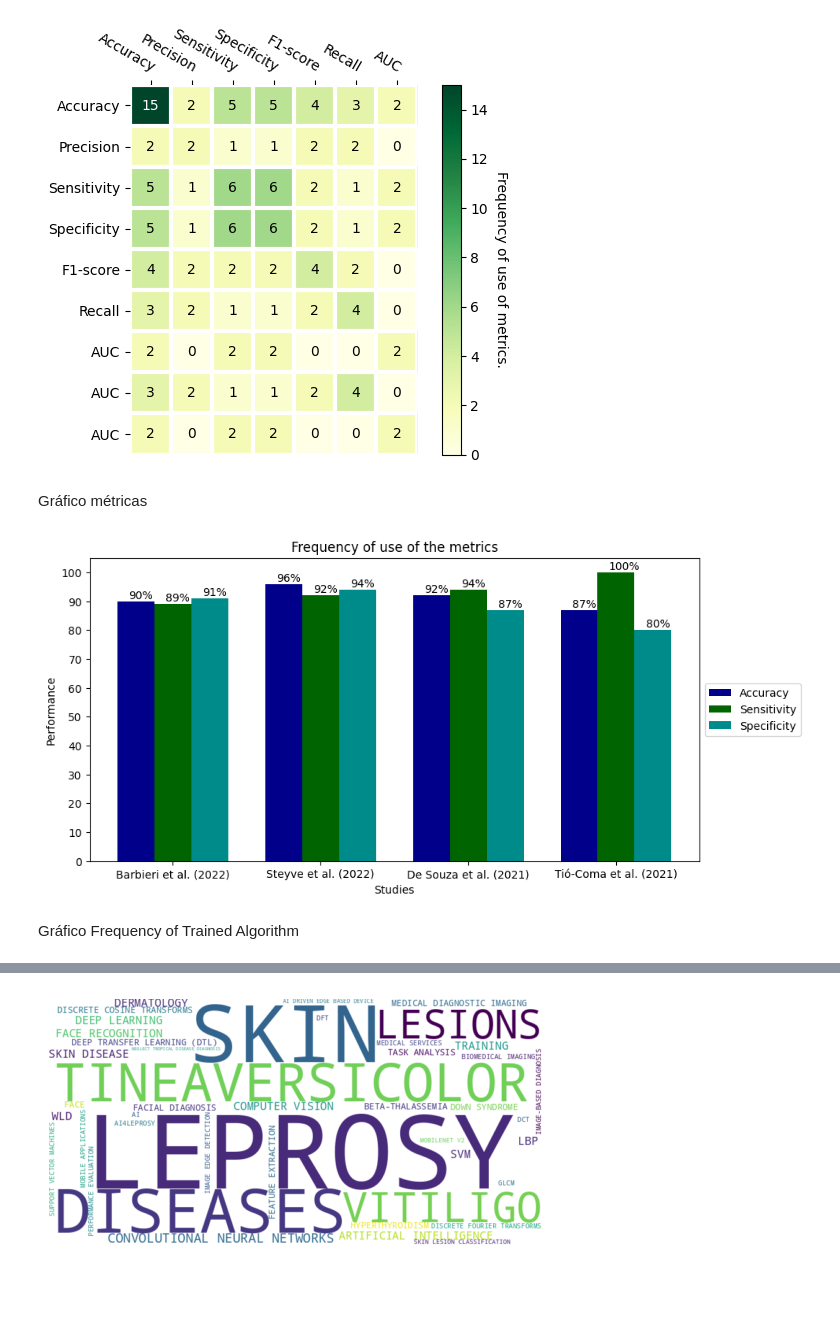
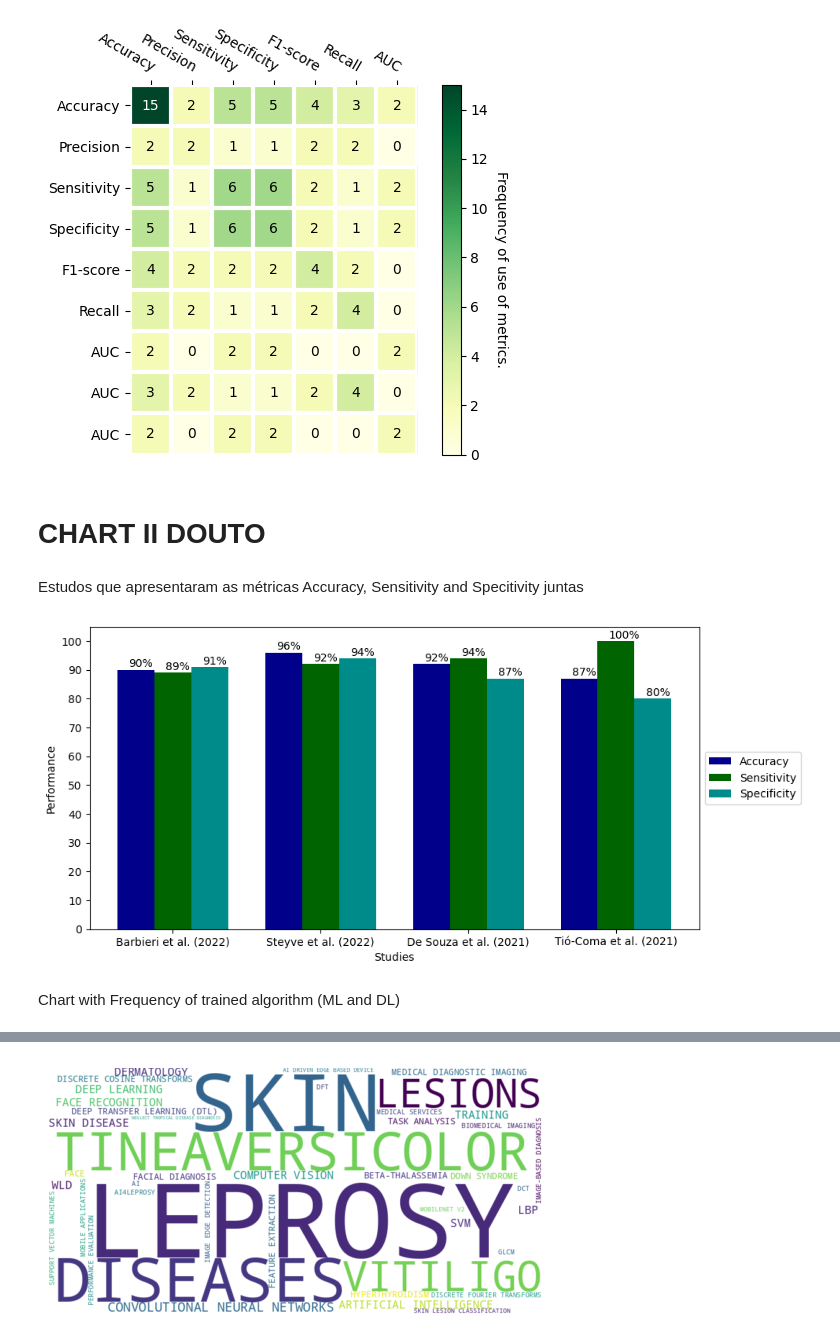
Before and after one commit to jacksrenan/Charts, a Jupyter notebook: Gráficos_douto.ipynb, the cells around one changed output, grey strips where cells are left out. Cells and saved outputs as stored; diff of their text form; code cells hidden in the pictures; blank space fills up the shorter version.

```diff
--- a/Gráficos_douto.ipynb
+++ b/Gráficos_douto.ipynb
@@ -261,8 +262,10 @@ texts = annotate_heatmap(im, valfmt = "{x:.0f}")
 #plt.show()
 # %% [output]
 [figure]
-# %% [markdown]
-Gráfico métricas
+# %% [markdown]
+# CHART II DOUTO
+# %% [markdown]
+Estudos que apresentaram as métricas Accuracy, Sensitivity and Specitivity juntas
 # %%
 import numpy as np
 import matplotlib.pyplot as plt
@@ -281,37 +284,37 @@ plt.figure(figsize=(10,5))
 # Definindo posição das barras
 r1 = np.arange(len(Accuracy))
 r2 = [x + barWidth for x in r1]
 r3 = [x + barWidth for x in r2]
 
 # Criando as barras
 plt.bar(r1, Accuracy, color='#00008B', width=barWidth, label='Accuracy')
 plt.bar(r2, Sensitivity, color='#006400', width=barWidth, label='Sensitivity')
 plt.bar(r3, Specificity, color='#008B8B', width=barWidth, label='Specificity')
 
 # Adicionando valores nas barras com sinal de %
 for i in range(len(Accuracy)):
     plt.text(x = r1[i] - 0.05, y = Accuracy[i] + 1, s = str(Accuracy[i]) + '%')
     plt.text(x = r2[i] - 0.05, y = Sensitivity[i] + 1, s = str(Sensitivity[i]) + '%')
     plt.text(x = r3[i] - 0.05, y = Specificity[i] + 1, s = str(Specificity[i]) + '%')
 
 # Adicionando legendas nas barras
 plt.xlabel('Studies')
 plt.xticks([r + barWidth for r in range(len(Accuracy))], ['Barbieri et al. (2022)', 'Steyve et al. (2022)', 'De Souza et al. (2021)', 'Tió-Coma et al. (2021)'])
 plt.ylabel('Performance')
-plt.title('Frequency of use of the metrics')
+#plt.title('Frequency of use of the metrics')
 
 # Definindo valores do eixo y
 plt.yticks(range(0, 101, 10))
 
 # Colocando a legenda ao lado do gráfico
 plt.legend(loc='center left', bbox_to_anchor=(1, 0.5))
 
 # Mostrando o gráfico
 plt.show()
 # %% [output]
-[figure, old version]
+[figure, new version]
-# %% [markdown]
-Gráfico Frequency of Trained Algorithm
+# %% [markdown]
+Chart with Frequency of trained algorithm (ML and DL)
 # %%
 import pandas as pd
 import matplotlib.pyplot as plt
```
Also changed, not shown: parts of 40 cells of this notebook.
